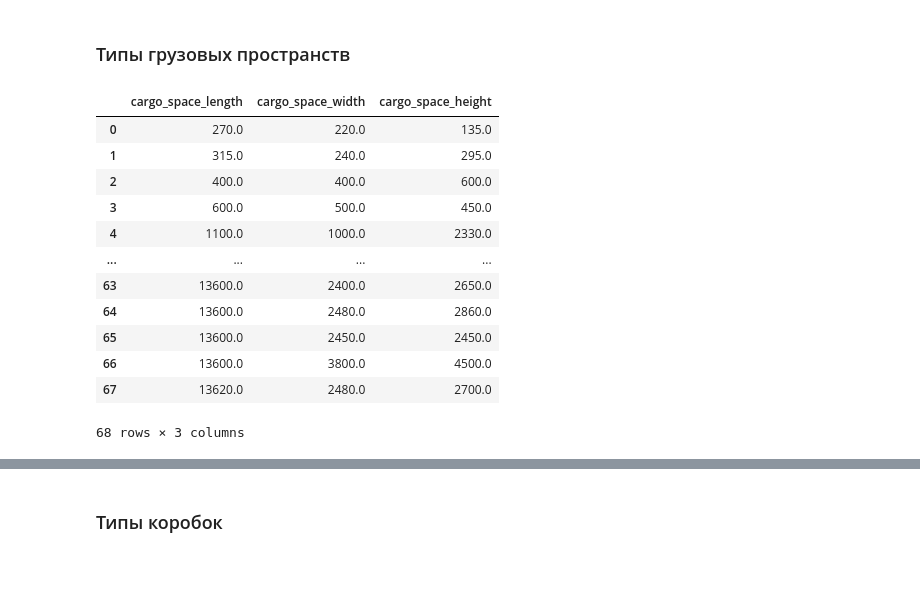
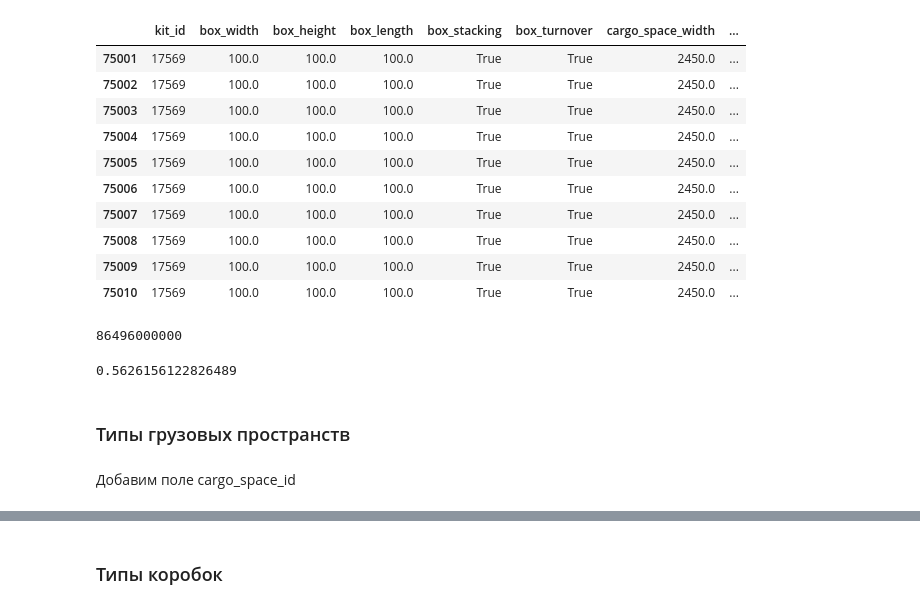
Before and after one commit to esvesv/gaprix, a Jupyter notebook: Untitled.ipynb, the cells around one changed output, grey strips where cells are left out. Cells and saved outputs as stored; diff of their text form; code cells hidden in the pictures; blank space fills up the shorter version.

```diff
--- a/Untitled.ipynb
+++ b/Untitled.ipynb
@@ -99,21 +69,24 @@ df.query('box_id == 0').sort_values('kit_id')
+# %%
+df.query('kit_id == "17569"')
+# %% [output]
+|  | kit_id | box_width | box_height | box_length | box_stacking | box_turnover | cargo_space_width | ... |
+| 75001 | 17569 | 100.0 | 100.0 | 100.0 | True | True | 2450.0 | ... |
+| 75002 | 17569 | 100.0 | 100.0 | 100.0 | True | True | 2450.0 | ... |
+| 75003 | 17569 | 100.0 | 100.0 | 100.0 | True | True | 2450.0 | ... |
+| 75004 | 17569 | 100.0 | 100.0 | 100.0 | True | True | 2450.0 | ... |
+| 75005 | 17569 | 100.0 | 100.0 | 100.0 | True | True | 2450.0 | ... |
+| 75006 | 17569 | 100.0 | 100.0 | 100.0 | True | True | 2450.0 | ... |
+| 75007 | 17569 | 100.0 | 100.0 | 100.0 | True | True | 2450.0 | ... |
+| 75008 | 17569 | 100.0 | 100.0 | 100.0 | True | True | 2450.0 | ... |
+| 75009 | 17569 | 100.0 | 100.0 | 100.0 | True | True | 2450.0 | ... |
+| 75010 | 17569 | 100.0 | 100.0 | 100.0 | True | True | 2450.0 | ... |
+# %%
+2400*2650*13600
+# %% [output]
+86496000000
+# %%
+48664000000/86496000000
+# %% [output]
+0.5626156122826489
 # %% [markdown]
 ### Типы грузовых пространств
-# %%
-df.groupby(['cargo_space_width', 'cargo_space_height', 'cargo_space_length'], as_index=False)\
-            ['cargo_space_density_percent'].count()\
-            [['cargo_space_length', 'cargo_space_width', 'cargo_space_height']]\
-            .sort_values('cargo_space_length').reset_index(drop=True)
-# %% [output]
-|  | cargo_space_length | cargo_space_width | cargo_space_height |
-| 0 | 270.0 | 220.0 | 135.0 |
-| 1 | 315.0 | 240.0 | 295.0 |
-| 2 | 400.0 | 400.0 | 600.0 |
-| 3 | 600.0 | 500.0 | 450.0 |
-| 4 | 1100.0 | 1000.0 | 2330.0 |
-| ... | ... | ... | ... |
-| 63 | 13600.0 | 2400.0 | 2650.0 |
-| 64 | 13600.0 | 2480.0 | 2860.0 |
-| 65 | 13600.0 | 2450.0 | 2450.0 |
-| 66 | 13600.0 | 3800.0 | 4500.0 |
-| 67 | 13620.0 | 2480.0 | 2700.0 |
-68 rows × 3 columns
@@ -119,0 +97,2 @@ df.groupby(['cargo_space_width', 'cargo_space_height', 'cargo_space_length'], as
+# %% [markdown]
+Добавим поле cargo_space_id
```
Also changed, not shown: parts of 39 cells of this notebook, 17 other files.
